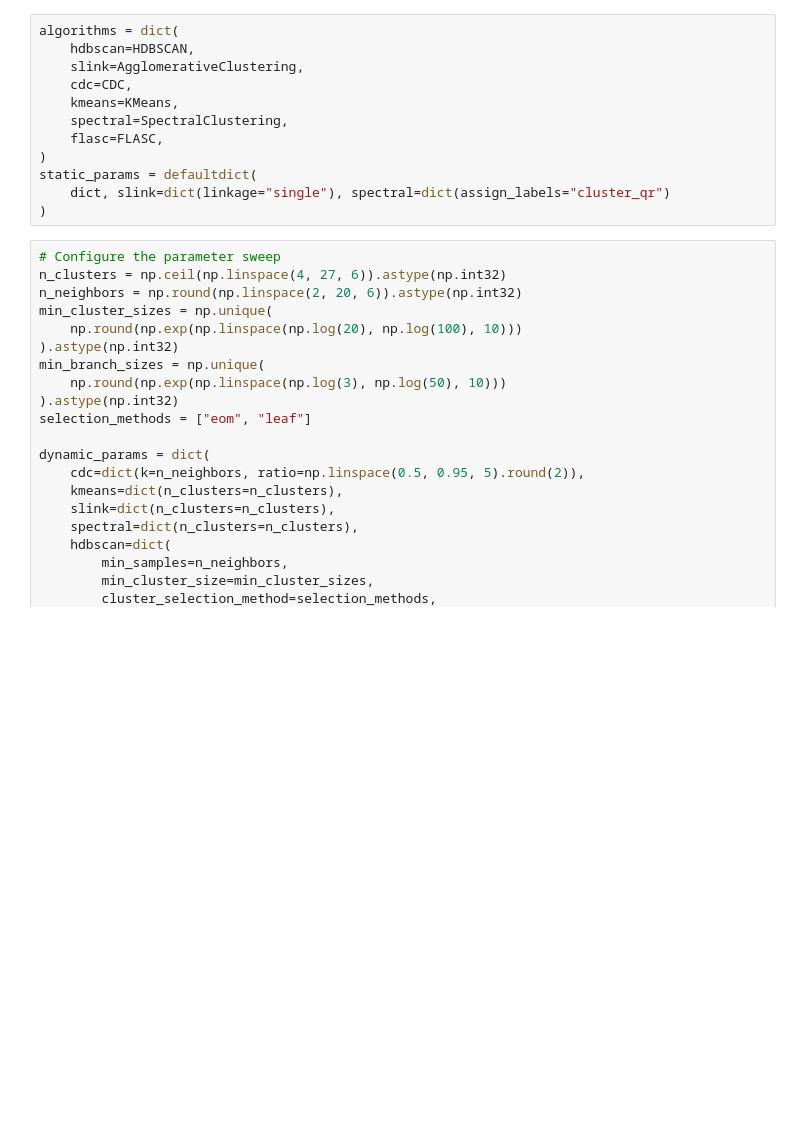
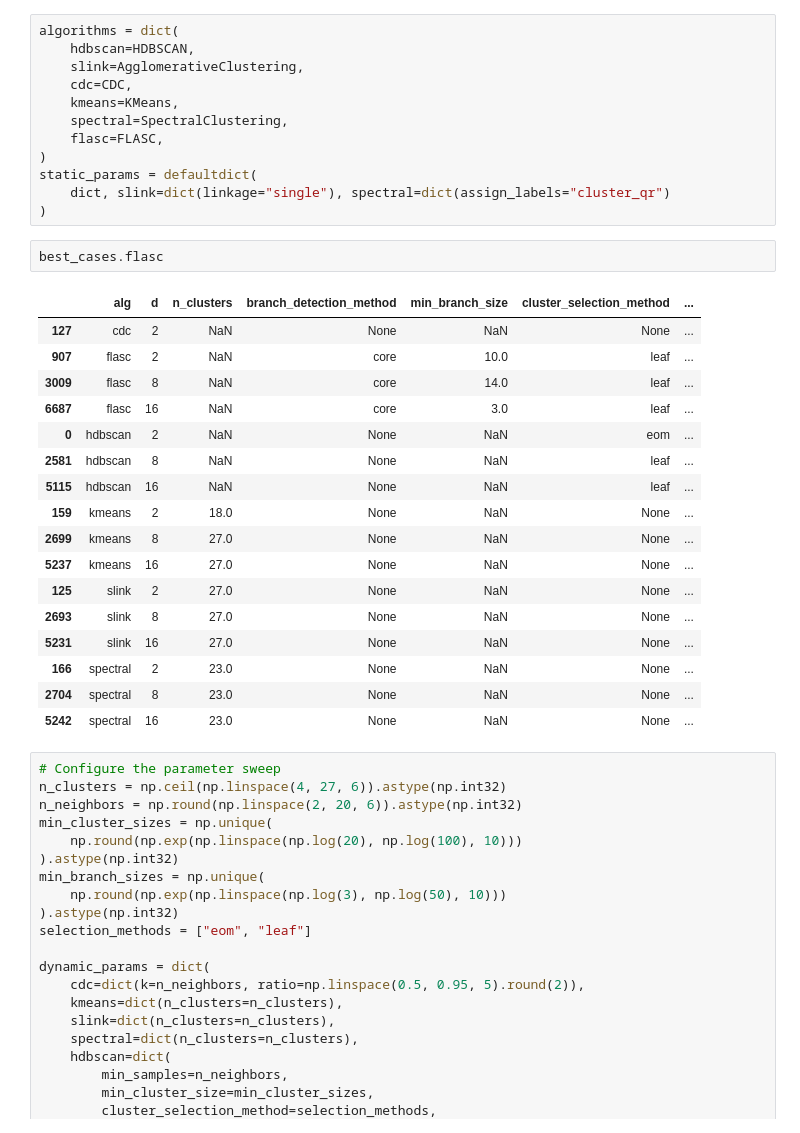
Before and after one commit to vda-lab/pyflasc, a Jupyter notebook: notebooks/Comparison_algorithms.ipynb, the cells around one changed output. Drawn from its saved outputs; the diff is of its cells as text; blank space fills up the shorter version.

```diff
--- a/notebooks/Comparison_algorithms.ipynb
+++ b/notebooks/Comparison_algorithms.ipynb
@@ -173,6 +177,26 @@ algorithms = dict(
 static_params = defaultdict(
     dict, slink=dict(linkage="single"), spectral=dict(assign_labels="cluster_qr")
 )
+# %%
+best_cases.flasc
+# %% [output]
+|  | alg | d | n_clusters | branch_detection_method | min_branch_size | cluster_selection_method | ... |
+| 127 | cdc | 2 | NaN | None | NaN | None | ... |
+| 907 | flasc | 2 | NaN | core | 10.0 | leaf | ... |
+| 3009 | flasc | 8 | NaN | core | 14.0 | leaf | ... |
+| 6687 | flasc | 16 | NaN | core | 3.0 | leaf | ... |
+| 0 | hdbscan | 2 | NaN | None | NaN | eom | ... |
+| 2581 | hdbscan | 8 | NaN | None | NaN | leaf | ... |
+| 5115 | hdbscan | 16 | NaN | None | NaN | leaf | ... |
+| 159 | kmeans | 2 | 18.0 | None | NaN | None | ... |
+| 2699 | kmeans | 8 | 27.0 | None | NaN | None | ... |
+| 5237 | kmeans | 16 | 27.0 | None | NaN | None | ... |
+| 125 | slink | 2 | 27.0 | None | NaN | None | ... |
+| 2693 | slink | 8 | 27.0 | None | NaN | None | ... |
+| 5231 | slink | 16 | 27.0 | None | NaN | None | ... |
+| 166 | spectral | 2 | 23.0 | None | NaN | None | ... |
+| 2704 | spectral | 8 | 23.0 | None | NaN | None | ... |
+| 5242 | spectral | 16 | 23.0 | None | NaN | None | ... |
 # %%
 # Configure the parameter sweep
 n_clusters = np.ceil(np.linspace(4, 27, 6)).astype(np.int32)
```
Also changed, not shown: parts of 3 cells of this notebook, 40 other files.
